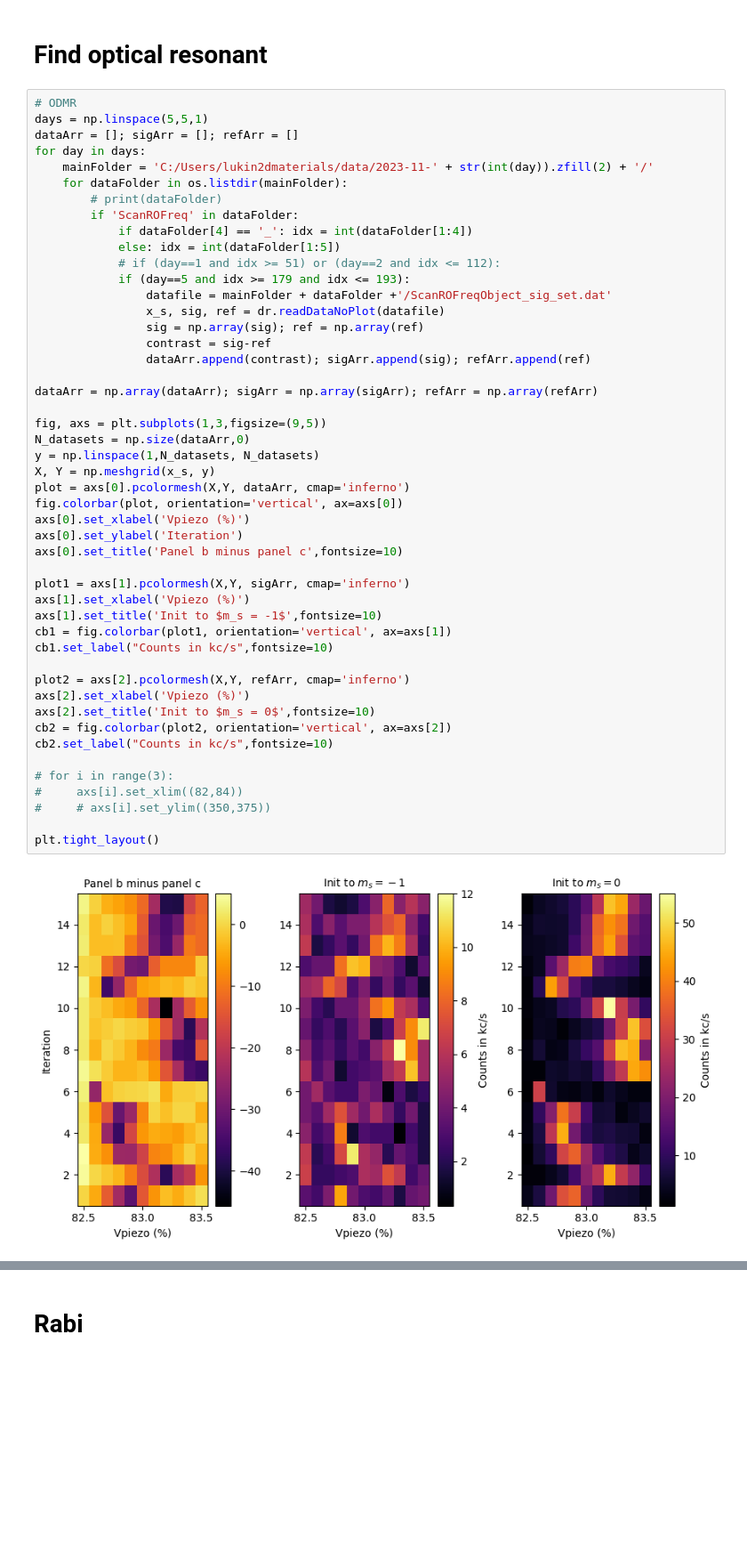
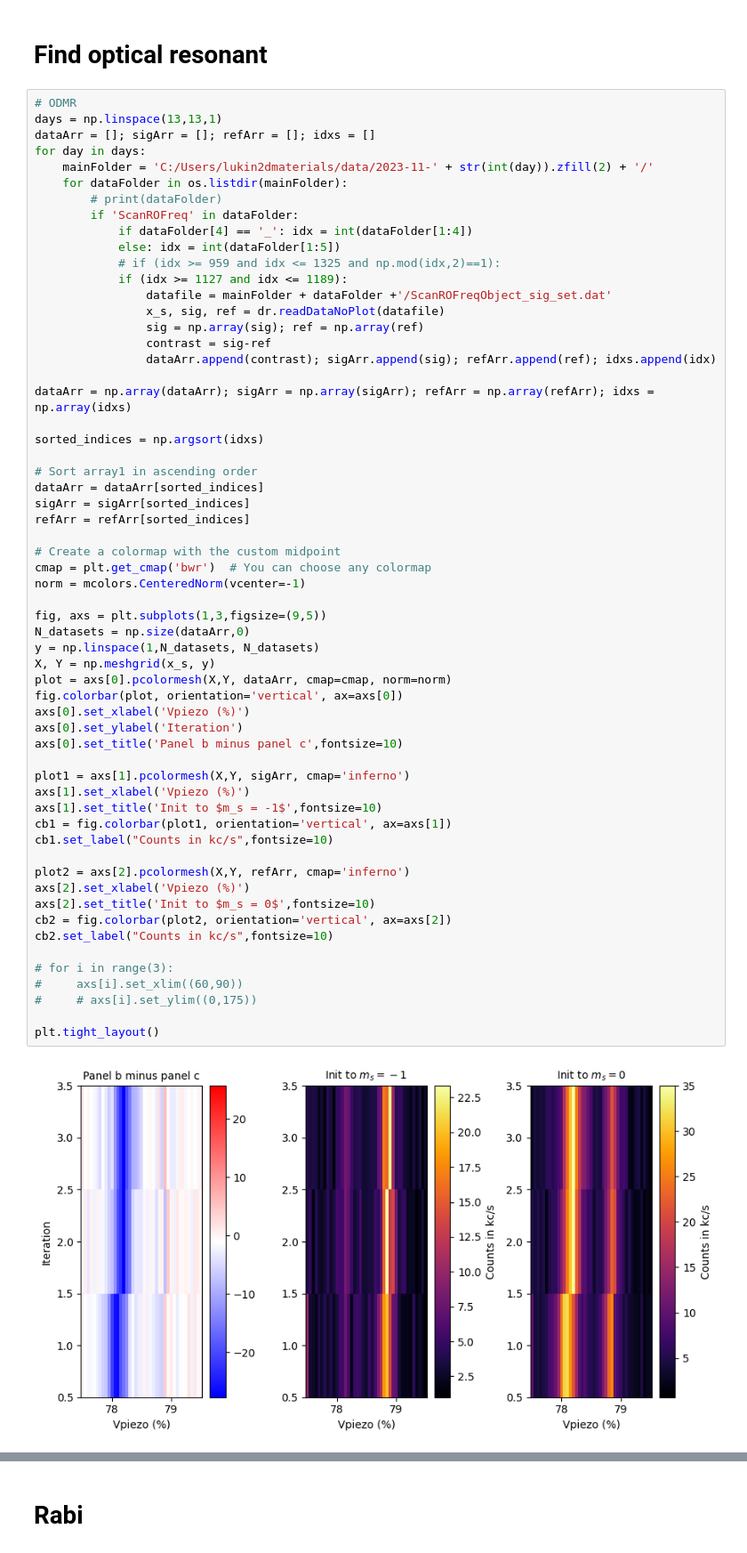
Before and after one commit to lukinlab2d/NV_control, a Jupyter notebook: B00_codes/RedROStat_nb.ipynb, the cells around one changed output, grey strips where cells are left out. Shown at 89% size. Saved outputs shown, nothing was run; the diff lists cells and outputs as text; blank space fills up the shorter version.

```diff
--- a/B00_codes/RedROStat_nb.ipynb
+++ b/B00_codes/RedROStat_nb.ipynb
@@ -113,8 +114,8 @@ ax.set_title("Readout time = %.0f ms" % xplot[time_idx]);
 # Find optical resonant
 # %%
 # ODMR
-days = np.linspace(5,5,1)
-dataArr = []; sigArr = []; refArr = []
+days = np.linspace(13,13,1)
+dataArr = []; sigArr = []; refArr = []; idxs = []
 for day in days:
     mainFolder = 'C:/Users/lukin2dmaterials/data/2023-11-' + str(int(day)).zfill(2) + '/'
     for dataFolder in os.listdir(mainFolder):
@@ -122,42 +123,53 @@ for day in days:
         if 'ScanROFreq' in dataFolder:
             if dataFolder[4] == '_': idx = int(dataFolder[1:4])
             else: idx = int(dataFolder[1:5])
-            # if (day==1 and idx >= 51) or (day==2 and idx <= 112):
-            if (day==5 and idx >= 179 and idx <= 193):
+            # if (idx >= 959 and idx <= 1325 and np.mod(idx,2)==1):
+            if (idx >= 1127 and idx <= 1189):
                 datafile = mainFolder + dataFolder +'/ScanROFreqObject_sig_set.dat'
                 x_s, sig, ref = dr.readDataNoPlot(datafile)
                 sig = np.array(sig); ref = np.array(ref)
                 contrast = sig-ref
-                dataArr.append(contrast); sigArr.append(sig); refArr.append(ref)
+                dataArr.append(contrast); sigArr.append(sig); refArr.append(ref); idxs.append(idx)
 
-dataArr = np.array(dataArr); sigArr = np.array(sigArr); refArr = np.array(refArr)
+dataArr = np.array(dataArr); sigArr = np.array(sigArr); refArr = np.array(refArr); idxs = np.array(idxs)
+
+sorted_indices = np.argsort(idxs)
+
+# Sort array1 in ascending order
+dataArr = dataArr[sorted_indices]
+sigArr = sigArr[sorted_indices]
+refArr = refArr[sorted_indices]
+
+# Create a colormap with the custom midpoint
+cmap = plt.get_cmap('bwr')  # You can choose any colormap
+norm = mcolors.CenteredNorm(vcenter=-1)
 
 fig, axs = plt.subplots(1,3,figsize=(9,5))
 N_datasets = np.size(dataArr,0)
 y = np.linspace(1,N_datasets, N_datasets)
 X, Y = np.meshgrid(x_s, y)
-plot = axs[0].pcolormesh(X,Y, dataArr, cmap='inferno')
+plot = axs[0].pcolormesh(X,Y, dataArr, cmap=cmap, norm=norm)
 fig.colorbar(plot, orientation='vertical', ax=axs[0])
 axs[0].set_xlabel('Vpiezo (%)')
 axs[0].set_ylabel('Iteration')
 axs[0].set_title('Panel b minus panel c',fontsize=10)
 
 plot1 = axs[1].pcolormesh(X,Y, sigArr, cmap='inferno')
 axs[1].set_xlabel('Vpiezo (%)')
 axs[1].set_title('Init to $m_s = -1$',fontsize=10)
 cb1 = fig.colorbar(plot1, orientation='vertical', ax=axs[1])
 cb1.set_label("Counts in kc/s",fontsize=10)
 
 plot2 = axs[2].pcolormesh(X,Y, refArr, cmap='inferno')
 axs[2].set_xlabel('Vpiezo (%)')
 axs[2].set_title('Init to $m_s = 0$',fontsize=10)
 cb2 = fig.colorbar(plot2, orientation='vertical', ax=axs[2])
 cb2.set_label("Counts in kc/s",fontsize=10)
 
 # for i in range(3):
-#     axs[i].set_xlim((82,84))
-#     # axs[i].set_ylim((350,375))
+#     axs[i].set_xlim((60,90))
+#     # axs[i].set_ylim((0,175))
 
 plt.tight_layout()
 # %% [output]
-[figure, old version]
+[figure, new version]
```
Also changed, not shown: parts of 17 cells of this notebook, 20 other files.
